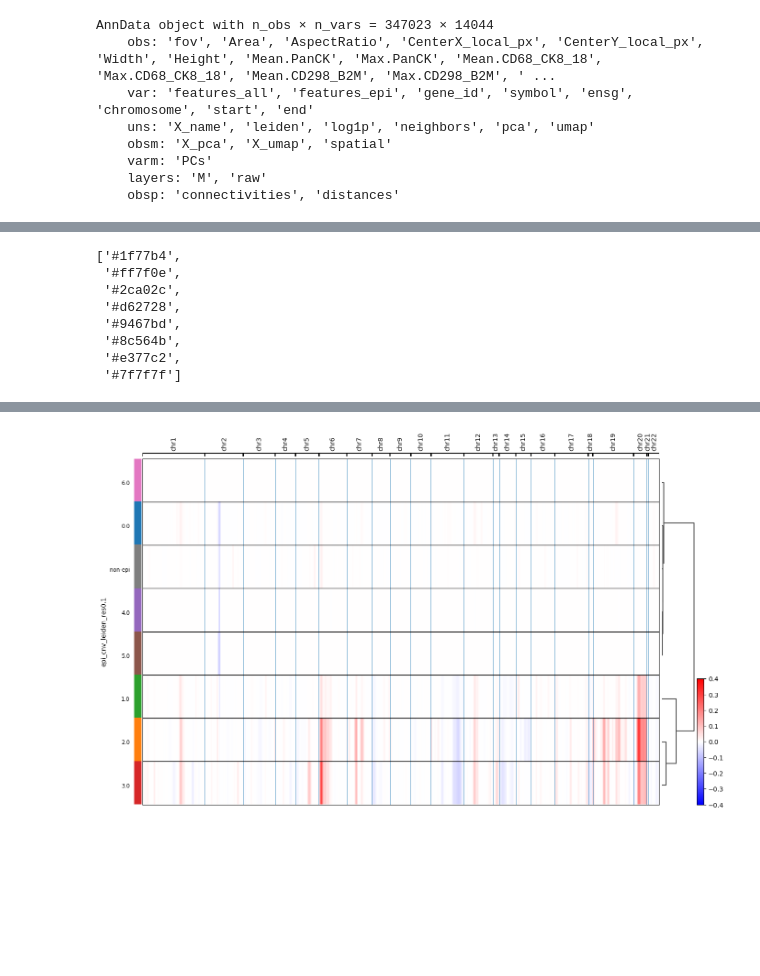
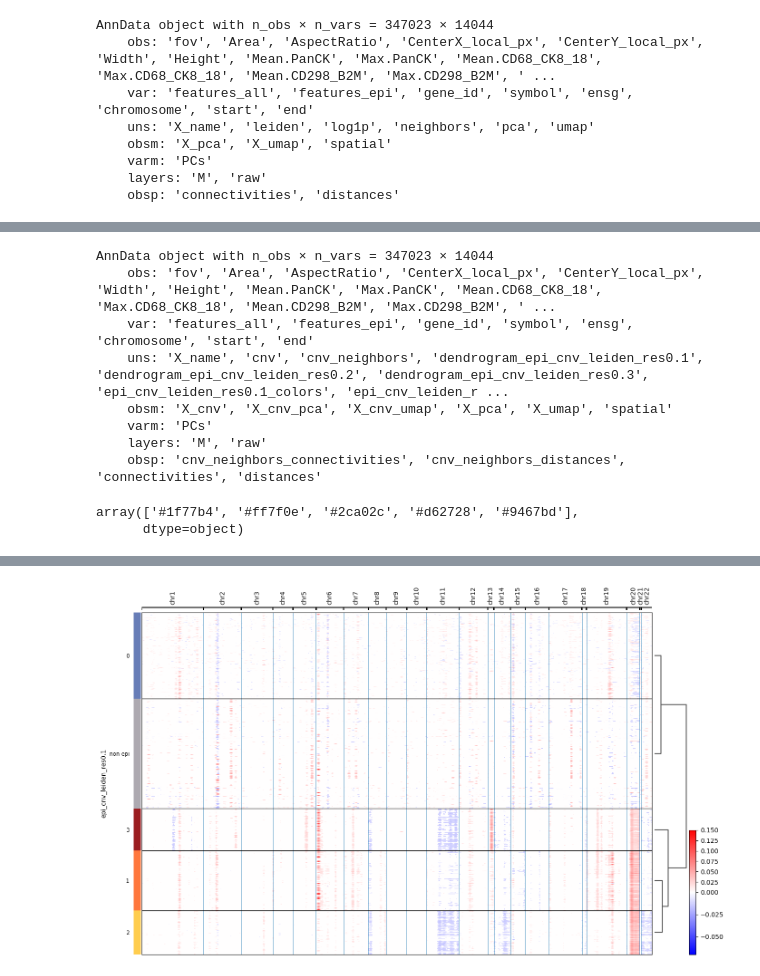
Before and after one commit to Moldia/InSituCNV, a Jupyter notebook: Figure1/CosMx_CRC/3_inferCNV/inferCNV_CosMx_221.ipynb, the cells around one changed output, grey strips where cells are left out. Drawn from its saved outputs; the diff is of its cells as text; code cells hidden in the pictures; blank space fills up the shorter version.

```diff
--- a/Figure1/CosMx_CRC/3_inferCNV/inferCNV_CosMx_221.ipynb
+++ b/Figure1/CosMx_CRC/3_inferCNV/inferCNV_CosMx_221.ipynb
@@ -177,27 +176,33 @@ Categories (8, object): ['0.0', '1.0', '2.0', '3.0', '4.0', '5.0', '6.0', 'non-e
+# %%
+sid = '221'
+adata=sc.read(os.path.expanduser(f"~/SSS_mount/insituCNV/data/WTx-CosMx_TVA/round2/{sid}/CosMx_{sid}_common_CNVinf.h5ad"))
+# %%
+adata
+# %% [output]
+AnnData object with n_obs × n_vars = 347023 × 14044
+    obs: 'fov', 'Area', 'AspectRatio', 'CenterX_local_px', 'CenterY_local_px', 'Width', 'Height', 'Mean.PanCK', 'Max.PanCK', 'Mean.CD68_CK8_18', 'Max.CD68_CK8_18', 'Mean.CD298_B2M', 'Max.CD298_B2M', ' ...
+    var: 'features_all', 'features_epi', 'gene_id', 'symbol', 'ensg', 'chromosome', 'start', 'end'
+    uns: 'X_name', 'cnv', 'cnv_neighbors', 'dendrogram_epi_cnv_leiden_res0.1', 'dendrogram_epi_cnv_leiden_res0.2', 'dendrogram_epi_cnv_leiden_res0.3', 'epi_cnv_leiden_res0.1_colors', 'epi_cnv_leiden_r ...
+    obsm: 'X_cnv', 'X_cnv_pca', 'X_cnv_umap', 'X_pca', 'X_umap', 'spatial'
+    varm: 'PCs'
+    layers: 'M', 'raw'
+    obsp: 'cnv_neighbors_connectivities', 'cnv_neighbors_distances', 'connectivities', 'distances'
 # %%
 adata.uns['epi_cnv_leiden_res0.1_colors']
 # %% [output]
-['#1f77b4',
- '#ff7f0e',
- '#2ca02c',
- '#d62728',
- '#9467bd',
- '#8c564b',
- '#e377c2',
- '#7f7f7f']
+array(['#1f77b4', '#ff7f0e', '#2ca02c', '#d62728', '#9467bd'],
+      dtype=object)
-# %%
-adata.uns['epi_cnv_leiden_res0.1_colors'] = ['#1f77b4',
-                                             '#2ca02c', # Changing place with cluster 1 and 2
-                                             '#ff7f0e',
-                                             '#d62728',
-                                             '#9467bd',
-                                             '#8c564b',
-                                             '#e377c2',
-                                             '#7f7f7f']
+# %%
+adata.uns['epi_cnv_leiden_res0.1_colors'] = ['#677DB7', #0
+                                             '#FF773D', # 1
+                                             '#FFCD4E',#2
+                                             '#9B1D20',#3
+                                             '#ada9b0',#non-epi
+                                            ]
 # %%
 sid ='221'
 groupby='epi_cnv_leiden_res0.1'
-save_heatmap = f"_summary_CosMx_{sid}_common_groupby-{groupby}.pdf"
+save_heatmap = f"_CosMx_{sid}_common_fig_groupby-{groupby}.pdf"
 # save_heatmap = None
-cnv.pl.chromosome_heatmap_summary(adata, groupby=groupby, dendrogram=True, save=save_heatmap, vmin=-.4, vmax=0.4)
+cnv.pl.chromosome_heatmap(adata, groupby=groupby, dendrogram=True, save=save_heatmap, vmin=-.07, vmax=0.15)
 # %% [output]
@@ -209 +213 @@ WARNING: saving figure to file figures/heatmap_summary_CosMx_221_common_groupby-
-[figure, old version]
+[figure, new version]
```
Also changed, not shown: parts of 41 cells of this notebook, 1 other file.
